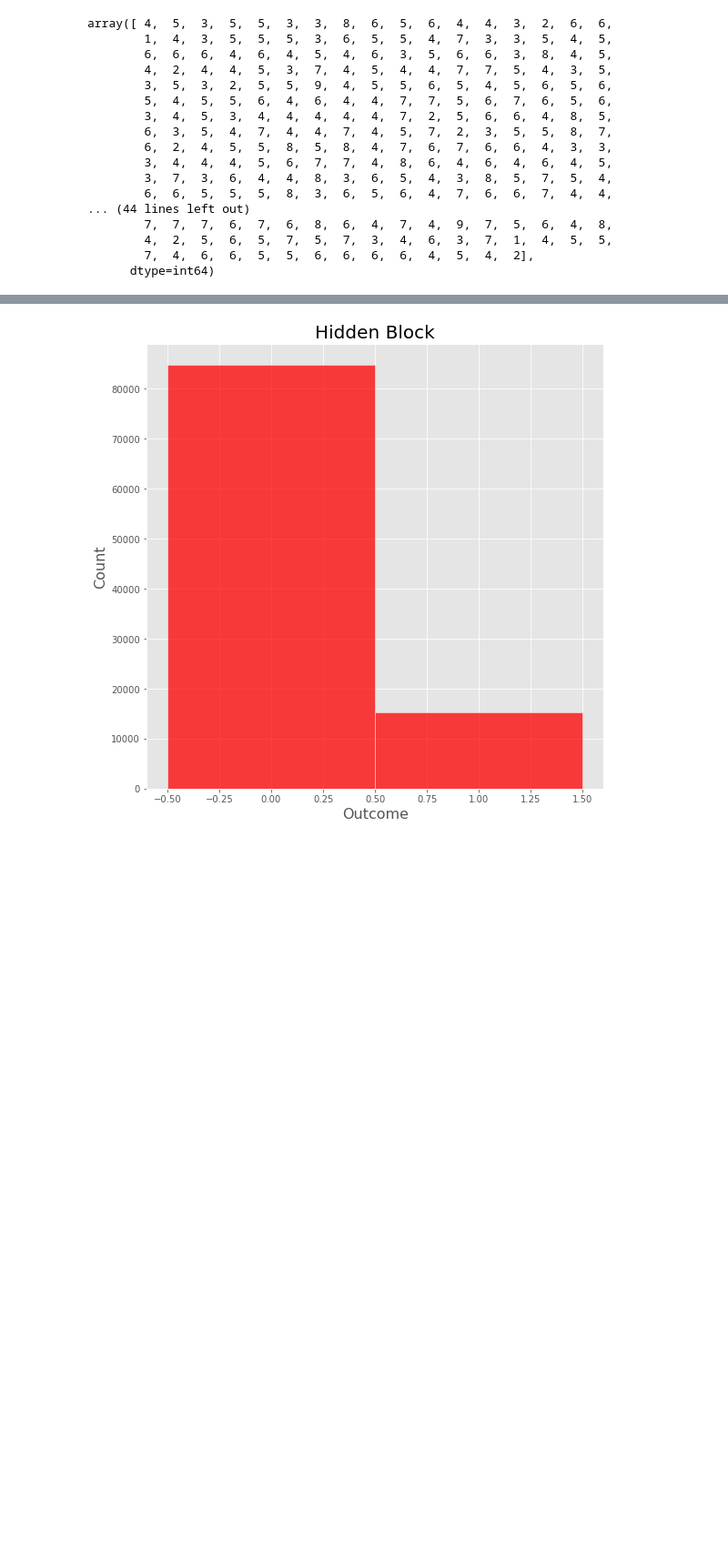
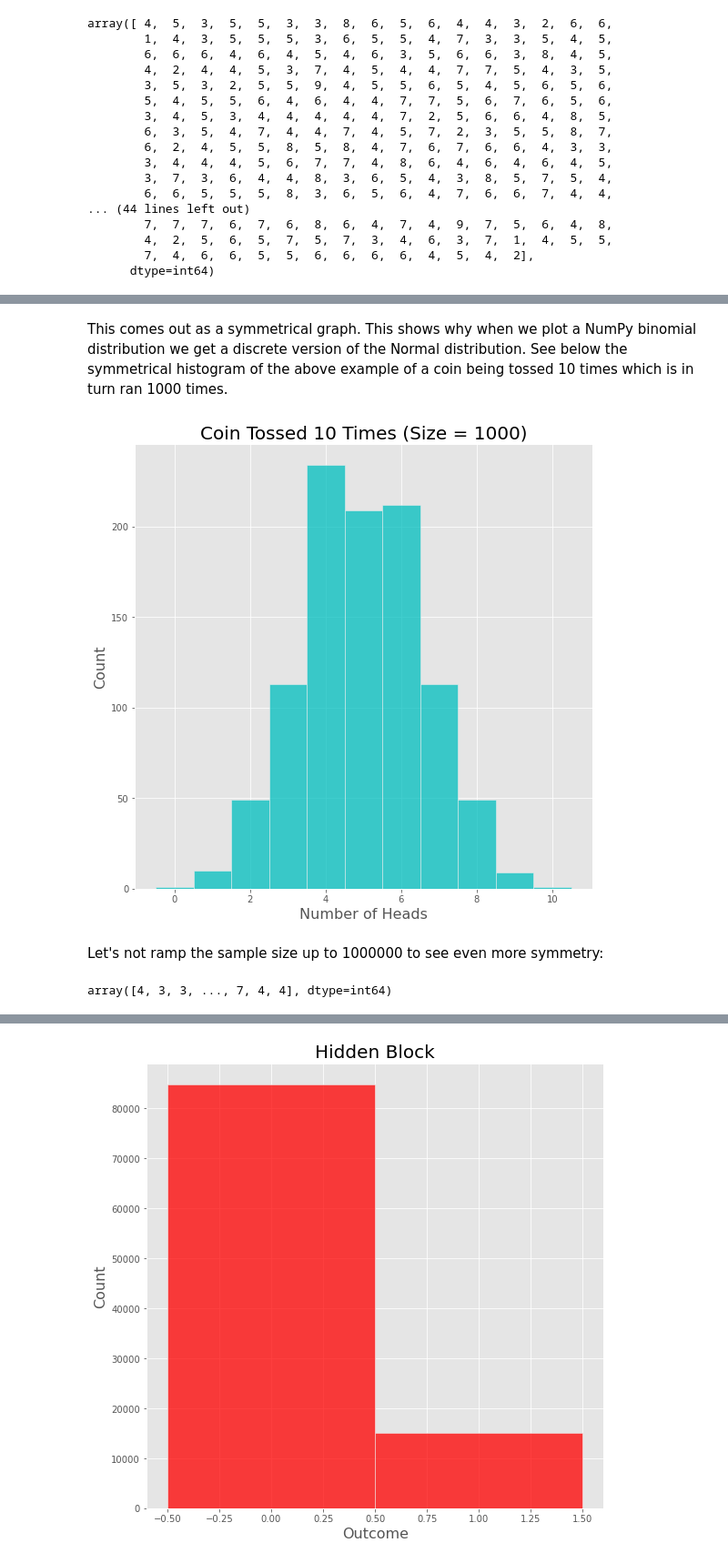
Before and after one commit to Cormac88/the-numpy.random-package, a Jupyter notebook: numpy.random.ipynb, the cells around one changed output, grey strips where cells are left out. Shown: that part at 91% size. Cells and saved outputs as stored; diff of their text form; code cells hidden in the pictures; blank space fills up the shorter version.

```diff
--- a/numpy.random.ipynb
+++ b/numpy.random.ipynb
@@ -1053,8 +1053,8 @@ Here, n is the ``n`` is the number of trials. This means that if n = 10, the eve
 rng = np.random.default_rng(20)
 # %%
 n, p = 10, .5  # number of trials, probability of each trial
-s = rng.binomial(n, p, 1000) # 10 trials ran 1000 times
-s
+coin_toss_1 = rng.binomial(n, p, 1000) # 10 trials ran 1000 times
+coin_toss_1
 # %% [output]
 array([ 4,  5,  3,  5,  5,  3,  3,  8,  6,  5,  6,  4,  4,  3,  2,  6,  6,
         1,  4,  3,  5,  5,  5,  3,  6,  5,  5,  4,  7,  3,  3,  5,  4,  5,
@@ -1075,0 +1094,16 @@ array([ 4,  5,  3,  5,  5,  3,  3,  8,  6,  5,  6,  4,  4,  3,  2,  6,  6,
+# %% [markdown]
+This comes out as a symmetrical graph. This shows why when we plot a NumPy binomial distribution we get a discrete version of the Normal distribution. See below the symmetrical histogram of the above example of a coin being tossed 10 times which is in turn ran 1000 times.
+# %%
+coin_toss_hist1 = hist_plotting(coin_toss_1, 'Number of Heads', 'Count',
+                               "Coin Tossed 10 Times (Size = 1000)",
+                               discrete=True, color = 'c')
+# %% [output]
+[figure, added]
+# %% [markdown]
+Let's not ramp the sample size up to 1000000 to see even more symmetry:
+# %%
+n, p = 10, .5  # number of trials, probability of each trial
+coin_toss_2 = rng.binomial(n, p, 1000000) # 10 trials ran 10 million times
+coin_toss_2
+# %% [output]
+array([4, 3, 3, ..., 7, 4, 4], dtype=int64)
```
Also changed, not shown: parts of 39 cells of this notebook, 1 other file.
